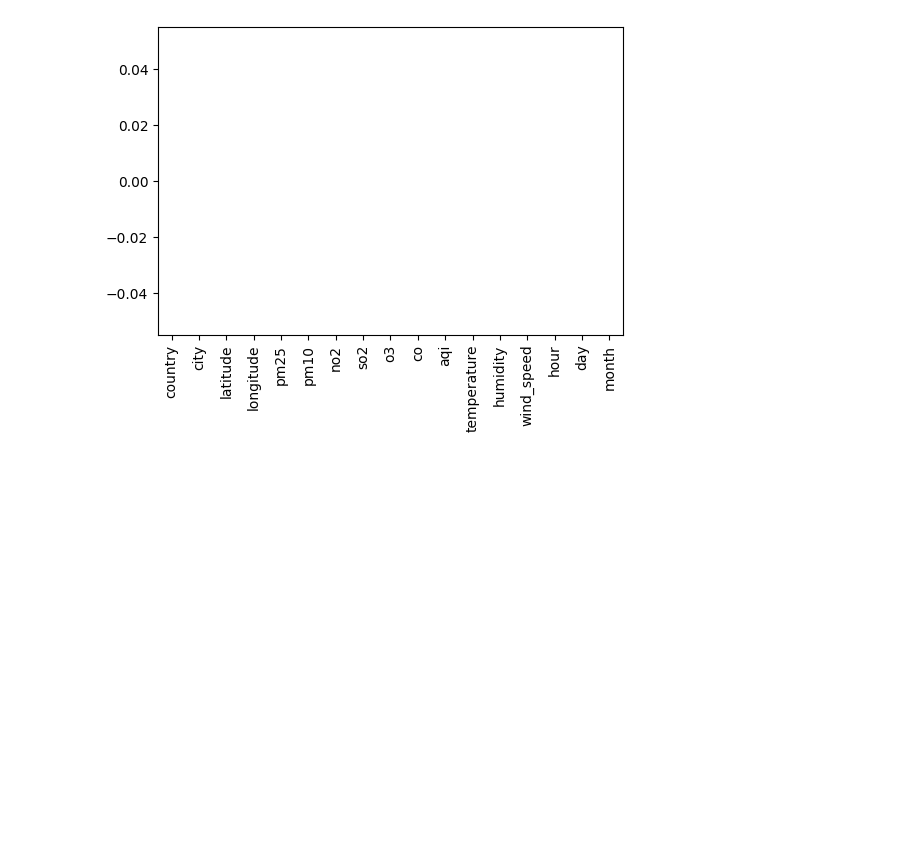
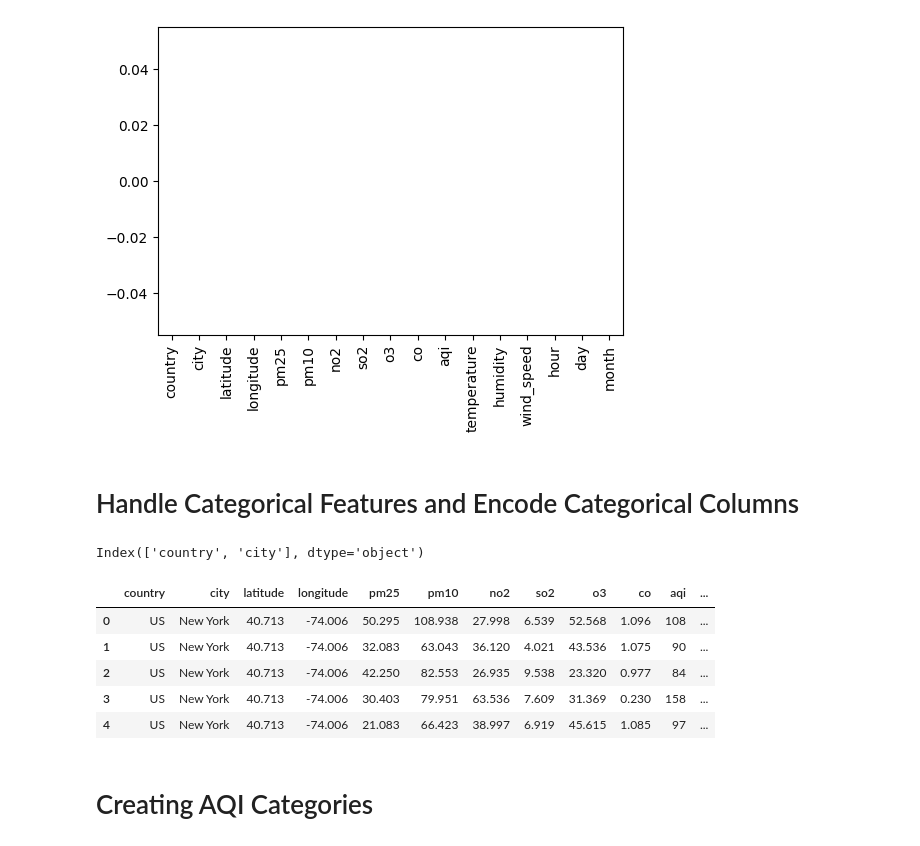
Before and after one commit to Vanshaj14Mohan/AirPulse-AI, a Jupyter notebook: Files/notebooks/preprocessing.ipynb, the cells around one changed output. Drawn from its saved outputs; the diff is of its cells as text; code cells hidden in the pictures; blank space fills up the shorter version.

```diff
--- a/Files/notebooks/preprocessing.ipynb
+++ b/Files/notebooks/preprocessing.ipynb
@@ -57,3 +57,18 @@ df.isnull().sum().plot(kind="bar", figsize=(6,4)) # Would show zero missing valu
 # %% [output]
 <Axes: >
 [figure]
+# %% [markdown]
+# Handle Categorical Features and Encode Categorical Columns
+# %%
+df.select_dtypes(include='object').columns
+# %% [output]
+Index(['country', 'city'], dtype='object')
+# %%
+df.head()
+# %% [output]
+|  | country | city | latitude | longitude | pm25 | pm10 | no2 | so2 | o3 | co | aqi | ... |
+| 0 | US | New York | 40.713 | -74.006 | 50.295 | 108.938 | 27.998 | 6.539 | 52.568 | 1.096 | 108 | ... |
+| 1 | US | New York | 40.713 | -74.006 | 32.083 | 63.043 | 36.120 | 4.021 | 43.536 | 1.075 | 90 | ... |
+| 2 | US | New York | 40.713 | -74.006 | 42.250 | 82.553 | 26.935 | 9.538 | 23.320 | 0.977 | 84 | ... |
+| 3 | US | New York | 40.713 | -74.006 | 30.403 | 79.951 | 63.536 | 7.609 | 31.369 | 0.230 | 158 | ... |
+| 4 | US | New York | 40.713 | -74.006 | 21.083 | 66.423 | 38.997 | 6.919 | 45.615 | 1.085 | 97 | ... |
@@ -59,0 +81,2 @@ df.isnull().sum().plot(kind="bar", figsize=(6,4)) # Would show zero missing valu
+# %% [markdown]
+# Creating AQI Categories
```
Also changed, not shown: parts of 1 cell of this notebook.
